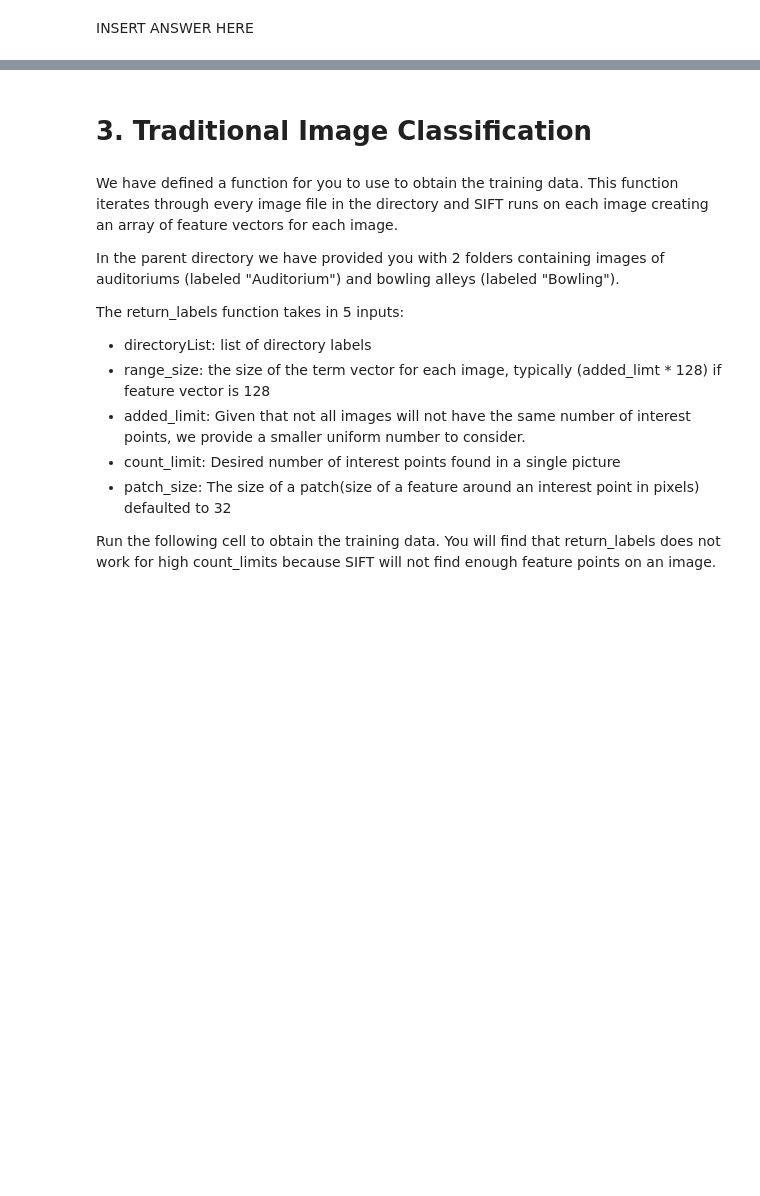
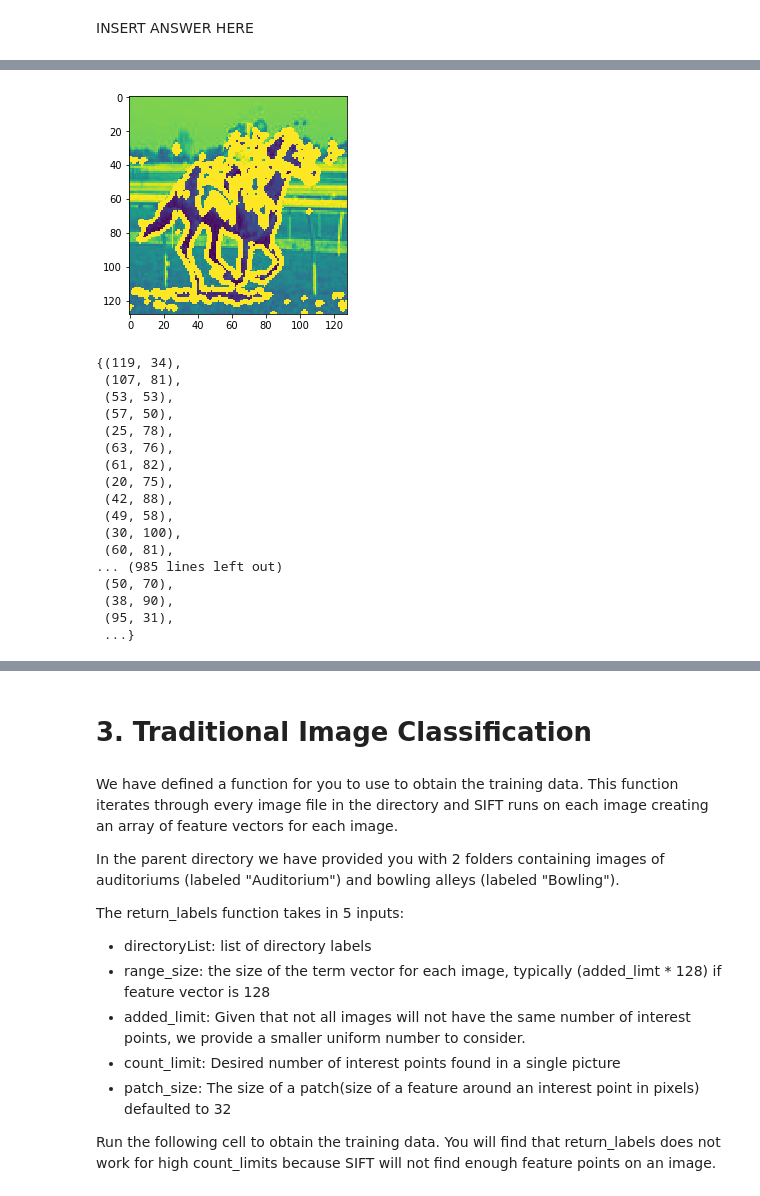
Before and after one commit to vontell/834-PSET, a Jupyter notebook: Image Classification-runthrough.ipynb, the cells around one changed output, grey strips where cells are left out. Cells and saved outputs as stored; diff of their text form; code cells hidden in the pictures; blank space fills up the shorter version.

```diff
--- a/Image Classification-runthrough.ipynb
+++ b/Image Classification-runthrough.ipynb
@@ -60,0 +99,45 @@ INSERT ANSWER HERE
+# %%
+def returnPoints(picture):
+    display_x_img = cv2.imread('00000019.jpg', 0)
+    points = set()
+    for x in range(len(picture)):
+        for y in range(1, len(picture[0])):
+            if abs(picture[x][y] - picture[x][y-1]) > 254:
+                points.add((x, y))
+
+    #add your code here
+    for y in range(128):
+        for x in range(1, 128):
+            if abs(picture[x][y] - picture[x-1][y]) > 254:
+                points.add((x, y))
+
+
+    for i in points:
+        y,x = i
+        cv2.circle(display_x_img,(x,y),1,255,-1)
+
+    plt.imshow(display_x_img),plt.show()
+    return points
+
+
+
+returnPoints(final)
+# %% [output]
+[figure, added]
+{(119, 34),
+ (107, 81),
+ (53, 53),
+ (57, 50),
+ (25, 78),
+ (63, 76),
+ (61, 82),
+ (20, 75),
+ (42, 88),
+ (49, 58),
+ (30, 100),
+ (60, 81),
+... (985 lines left out)
+ (50, 70),
+ (38, 90),
+ (95, 31),
+ ...}
```
Also changed, not shown: parts of 5 cells of this notebook, 3 other files.
